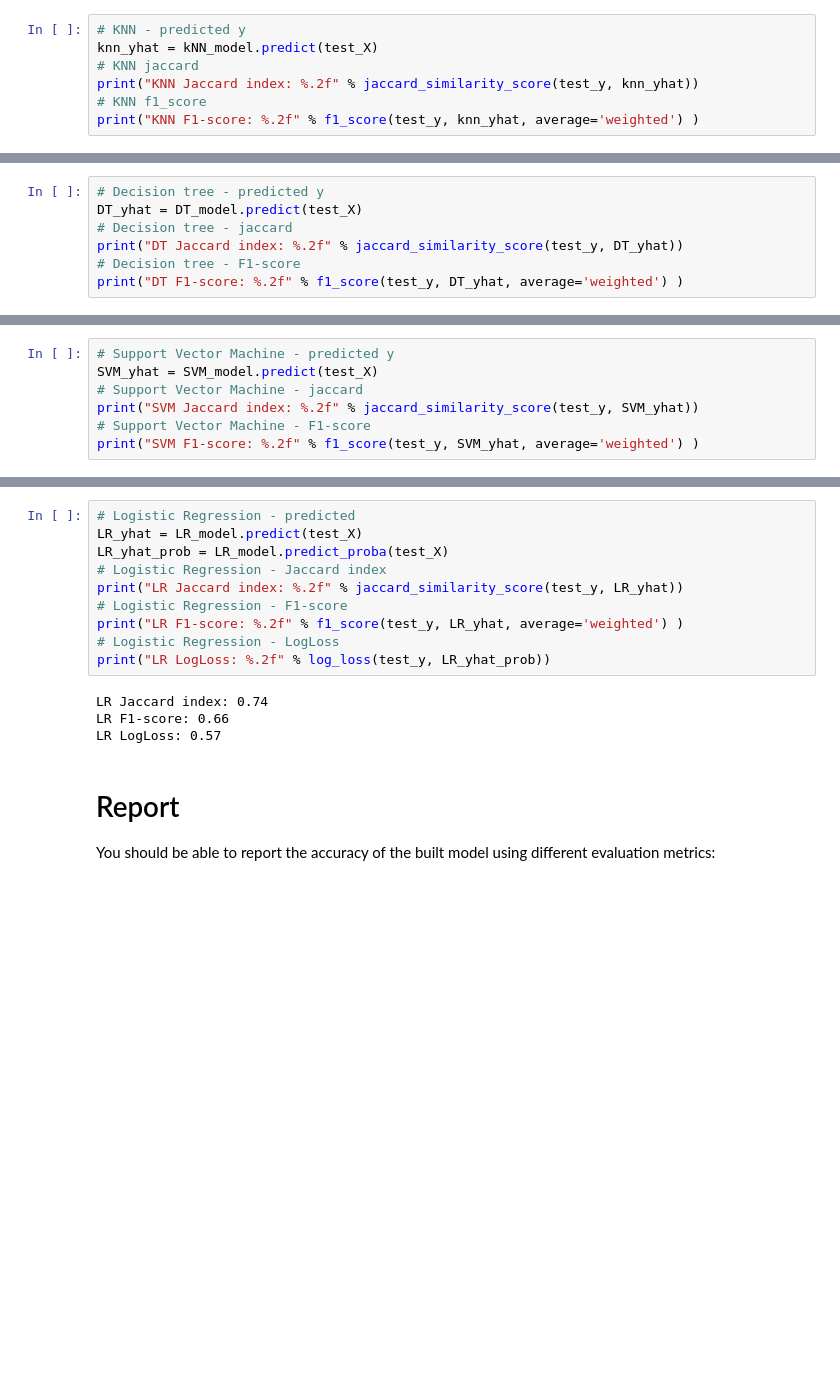
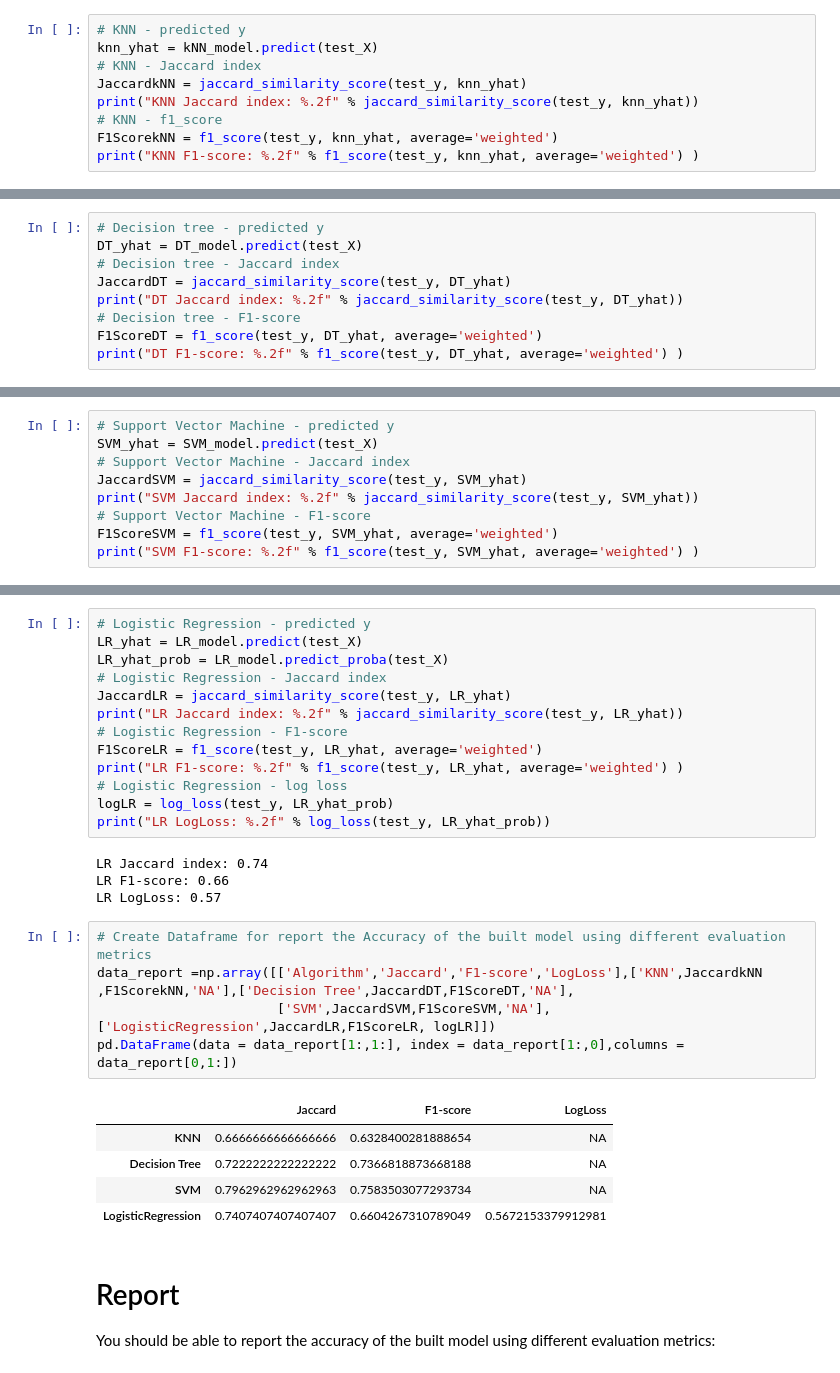
Before and after one commit to santoshhyadav/Coursera-IBM-Capstone-Project, a Jupyter notebook: Best Classifier Project.ipynb, the cells around one changed output, grey strips where cells are left out. Cells and saved outputs as stored; diff of their text form; blank space fills up the shorter version.

```diff
--- a/Best Classifier Project.ipynb
+++ b/Best Classifier Project.ipynb
@@ -525,9 +529,11 @@ array(['PAIDOFF', 'PAIDOFF', 'PAIDOFF', 'PAIDOFF', 'PAIDOFF'],
 # %%
 # KNN - predicted y
 knn_yhat = kNN_model.predict(test_X)
-# KNN jaccard
+# KNN - Jaccard index
+JaccardkNN = jaccard_similarity_score(test_y, knn_yhat)
 print("KNN Jaccard index: %.2f" % jaccard_similarity_score(test_y, knn_yhat))
-# KNN f1_score
+# KNN - f1_score
+F1ScorekNN = f1_score(test_y, knn_yhat, average='weighted')
 print("KNN F1-score: %.2f" % f1_score(test_y, knn_yhat, average='weighted') )
 # %% [output]
 KNN Jaccard index: 0.67
@@ -535,9 +541,11 @@ KNN F1-score: 0.63
 # %%
 # Decision tree - predicted y
 DT_yhat = DT_model.predict(test_X)
-# Decision tree - jaccard
+# Decision tree - Jaccard index
+JaccardDT = jaccard_similarity_score(test_y, DT_yhat)
 print("DT Jaccard index: %.2f" % jaccard_similarity_score(test_y, DT_yhat))
 # Decision tree - F1-score
+F1ScoreDT = f1_score(test_y, DT_yhat, average='weighted')
 print("DT F1-score: %.2f" % f1_score(test_y, DT_yhat, average='weighted') )
 # %% [output]
 DT Jaccard index: 0.72
@@ -545,27 +553,43 @@ DT F1-score: 0.74
 # %%
 # Support Vector Machine - predicted y
 SVM_yhat = SVM_model.predict(test_X)
-# Support Vector Machine - jaccard
+# Support Vector Machine - Jaccard index
+JaccardSVM = jaccard_similarity_score(test_y, SVM_yhat)
 print("SVM Jaccard index: %.2f" % jaccard_similarity_score(test_y, SVM_yhat))
 # Support Vector Machine - F1-score
+F1ScoreSVM = f1_score(test_y, SVM_yhat, average='weighted')
 print("SVM F1-score: %.2f" % f1_score(test_y, SVM_yhat, average='weighted') )
 # %% [output]
 SVM Jaccard index: 0.80
 SVM F1-score: 0.76
 # %%
-# Logistic Regression - predicted
+# Logistic Regression - predicted y
 LR_yhat = LR_model.predict(test_X)
 LR_yhat_prob = LR_model.predict_proba(test_X)
 # Logistic Regression - Jaccard index
+JaccardLR = jaccard_similarity_score(test_y, LR_yhat)
 print("LR Jaccard index: %.2f" % jaccard_similarity_score(test_y, LR_yhat))
 # Logistic Regression - F1-score
+F1ScoreLR = f1_score(test_y, LR_yhat, average='weighted')
 print("LR F1-score: %.2f" % f1_score(test_y, LR_yhat, average='weighted') )
-# Logistic Regression - LogLoss
+# Logistic Regression - log loss
+logLR = log_loss(test_y, LR_yhat_prob)
 print("LR LogLoss: %.2f" % log_loss(test_y, LR_yhat_prob))
 # %% [output]
 LR Jaccard index: 0.74
 LR F1-score: 0.66
 LR LogLoss: 0.57
+# %%
+# Create Dataframe for report the Accuracy of the built model using different evaluation metrics
+data_report =np.array([['Algorithm','Jaccard','F1-score','LogLoss'],['KNN',JaccardkNN ,F1ScorekNN,'NA'],['Decision Tree',JaccardDT,F1ScoreDT,'NA'],
+                       ['SVM',JaccardSVM,F1ScoreSVM,'NA'], ['LogisticRegression',JaccardLR,F1ScoreLR, logLR]])
+pd.DataFrame(data = data_report[1:,1:], index = data_report[1:,0],columns = data_report[0,1:])
+# %% [output]
+|  | Jaccard | F1-score | LogLoss |
+| KNN | 0.6666666666666666 | 0.6328400281888654 | NA |
+| Decision Tree | 0.7222222222222222 | 0.7366818873668188 | NA |
+| SVM | 0.7962962962962963 | 0.7583503077293734 | NA |
+| LogisticRegression | 0.7407407407407407 | 0.6604267310789049 | 0.5672153379912981 |
 # %% [markdown]
 # Report
 You should be able to report the accuracy of the built model using different evaluation metrics:
```
Also changed, not shown: parts of 4 cells of this notebook.
